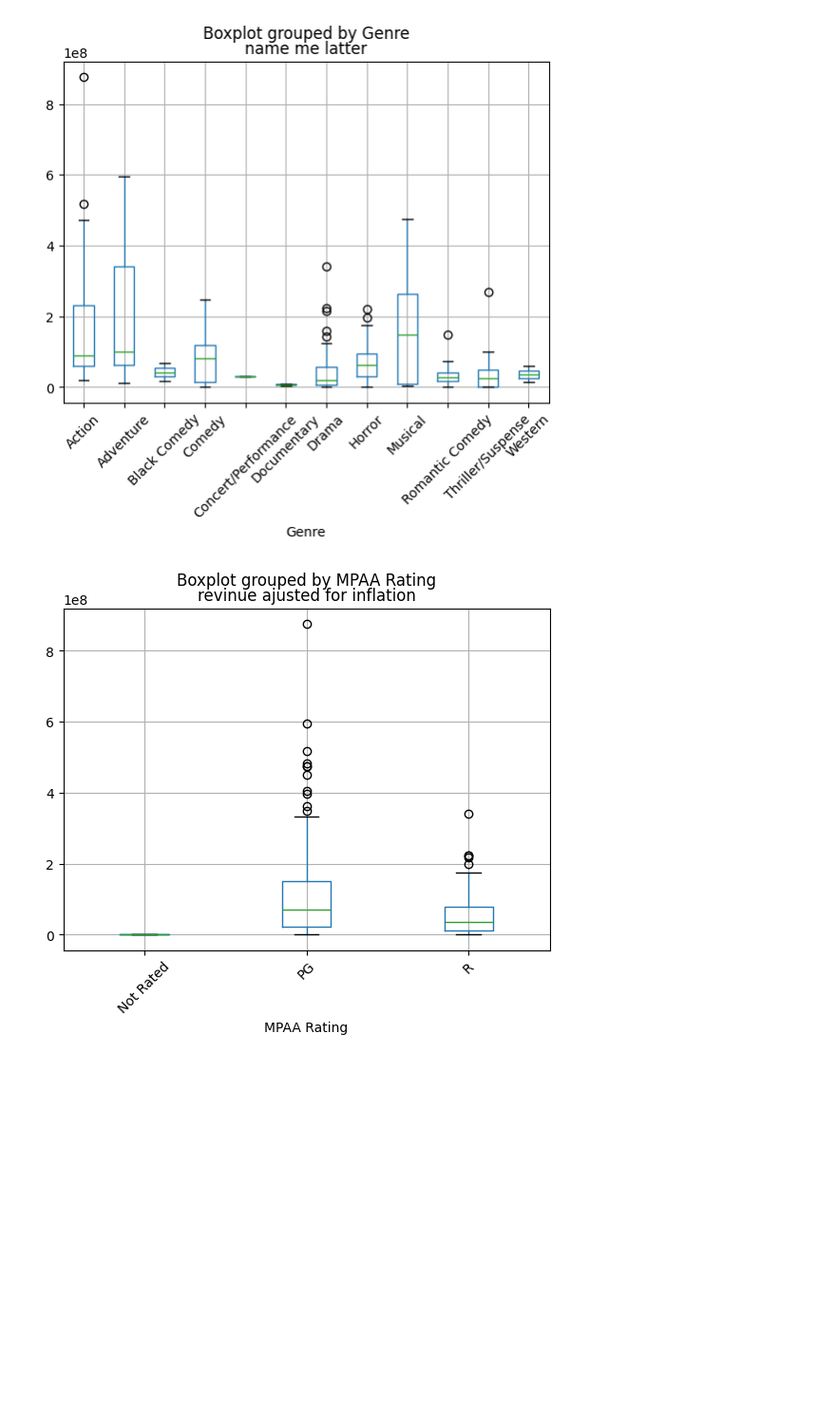
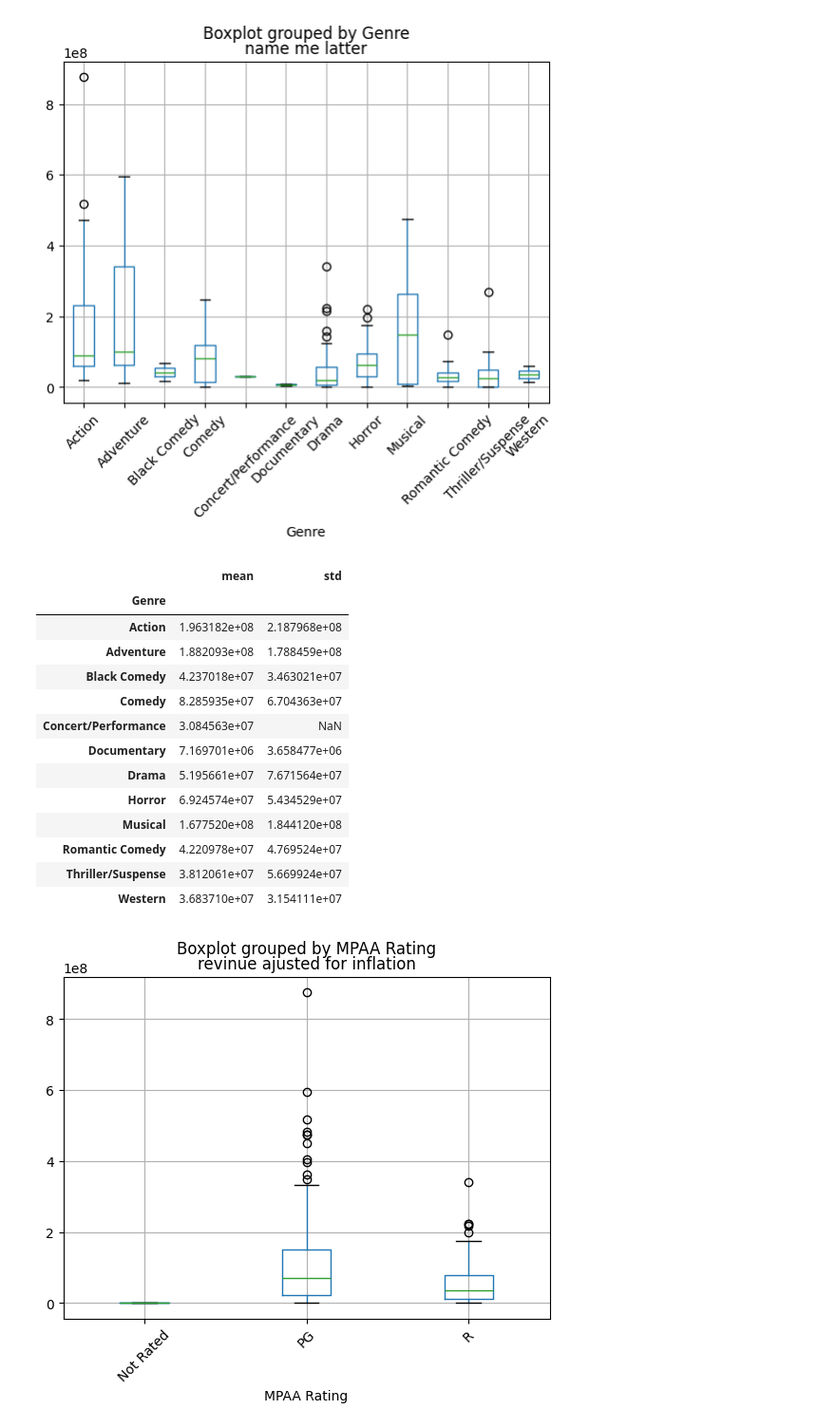
Before and after one commit to CNelson2004/Final_Movie_Analysis, a Jupyter notebook: analyze.ipynb, the cells around one changed output. Shown at 95% size. Saved outputs shown, nothing was run; the diff lists cells and outputs as text; code cells hidden in the pictures; blank space fills up the shorter version.

```diff
--- a/analyze.ipynb
+++ b/analyze.ipynb
@@ -247,3 +245,48 @@ plt.title('name me latter')
 plt.show()
 # %% [output]
 [figure]
+# %%
+'''filtered = df[df['Season'] == 'Winter']
+mean_val = filtered['Inflation Adjusted Domestic Revenue'].mean()
+std_val = filtered['Inflation Adjusted Domestic Revenue'].std()
+
+filtered_a = df[df['Season'] == 'fall']
+mean_val_a = filtered_a['Inflation Adjusted Domestic Revenue'].mean()
+std_val_a = filtered_a['Inflation Adjusted Domestic Revenue'].std()
+
+filtered_b = df[df['Season'] == 'spring']
+mean_val_b = filtered_b['Inflation Adjusted Domestic Revenue'].mean()
+std_val_b = filtered_b['Inflation Adjusted Domestic Revenue'].std()
+
+filtered_c = df[df['Season'] == 'summer']
+mean_val_c = filtered_c['Inflation Adjusted Domestic Revenue'].mean()
+std_val_c = filtered_c['Inflation Adjusted Domestic Revenue'].std()
+
+print("Mean win:", mean_val)
+print("Standard deviation win:", std_val)
+print("Mean fall:", mean_val_a)
+print("Standard deviation fall:", std_val_a)
+print("Mean spring:", mean_val_b)
+print("Standard deviation spring:", std_val_b)
+print("Mean summer:", mean_val_c)
+print("Standard deviation summer:", std_val_c)'''
+df.groupby('Genre')['Inflation Adjusted Domestic Revenue'].agg(['mean','std'])
+
+
+#mean_ac.groupby('Genre')['Inflation Adjusted Domestic Revenue'].agg(['mean','std'])
+#print(mean_ac)
+# %% [output]
+|  | mean | std |
+| Genre |  |  |
+| Action | 1.963182e+08 | 2.187968e+08 |
+| Adventure | 1.882093e+08 | 1.788459e+08 |
+| Black Comedy | 4.237018e+07 | 3.463021e+07 |
+| Comedy | 8.285935e+07 | 6.704363e+07 |
+| Concert/Performance | 3.084563e+07 | NaN |
+| Documentary | 7.169701e+06 | 3.658477e+06 |
+| Drama | 5.195661e+07 | 7.671564e+07 |
+| Horror | 6.924574e+07 | 5.434529e+07 |
+| Musical | 1.677520e+08 | 1.844120e+08 |
+| Romantic Comedy | 4.220978e+07 | 4.769524e+07 |
+| Thriller/Suspense | 3.812061e+07 | 5.669924e+07 |
+| Western | 3.683710e+07 | 3.154111e+07 |
```
Also changed, not shown: parts of 22 cells of this notebook.
